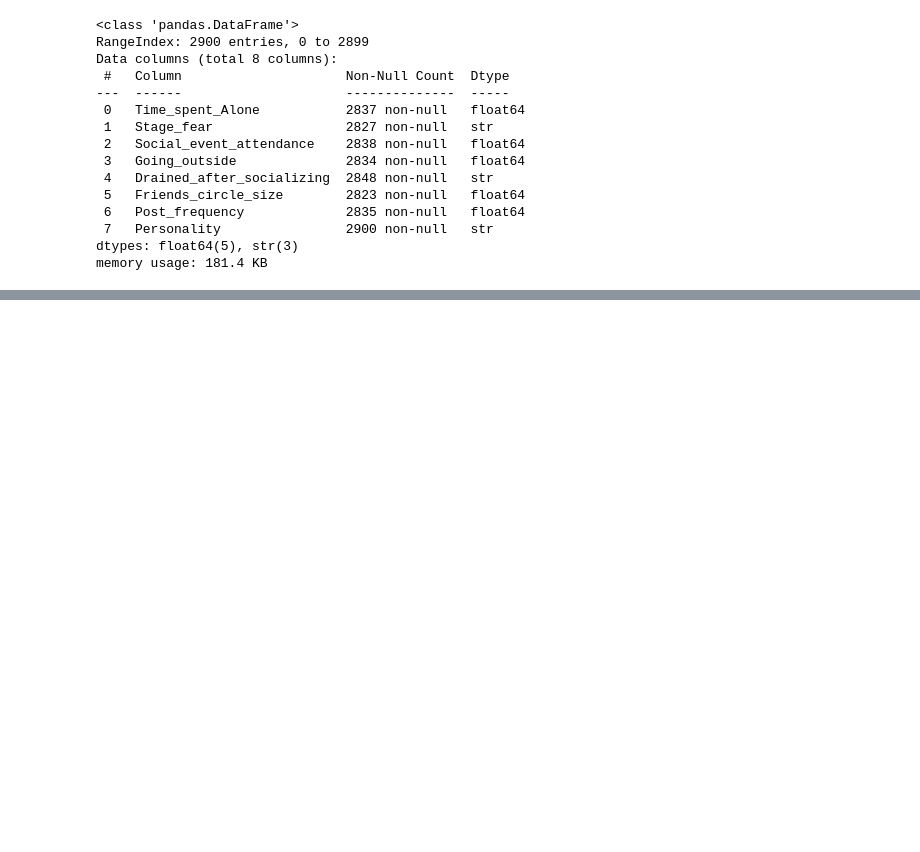
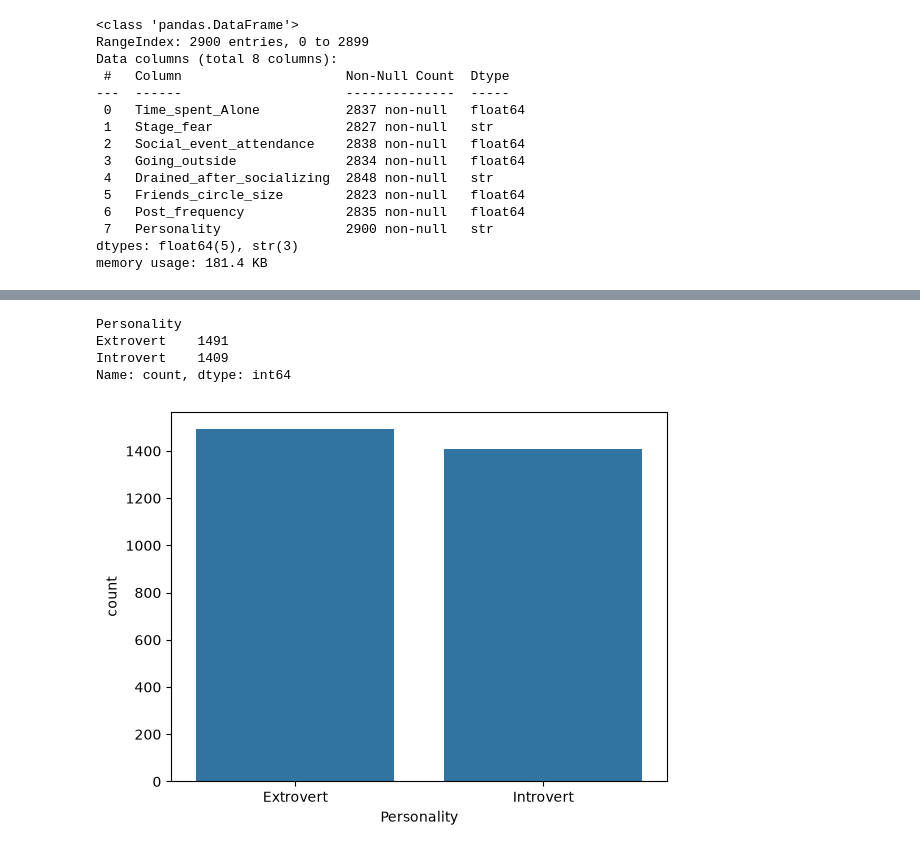
Before and after one commit to KanchanaKoralage1/Introvert-Extrovert-Predictor-With-AI-ML, a Jupyter notebook: Backend/notebook/personality_dataset.ipynb, the cells around one changed output, grey strips where cells are left out. Drawn from its saved outputs; the diff is of its cells as text; code cells hidden in the pictures; blank space fills up the shorter version.

```diff
--- a/Backend/notebook/personality_dataset.ipynb
+++ b/Backend/notebook/personality_dataset.ipynb
@@ -77,0 +148,19 @@ memory usage: 181.4 KB
+# %%
+# Target distribution
+
+df["Personality"].value_counts()
+# %% [output]
+Personality
+Extrovert    1491
+Introvert    1409
+Name: count, dtype: int64
+# %%
+# visualize
+
+sns.countplot(
+    data=df,
+    x="Personality"
+)
+plt.show()
+# %% [output]
+[figure, added]
```
Also changed, not shown: parts of 20 cells of this notebook, 2 other files.
